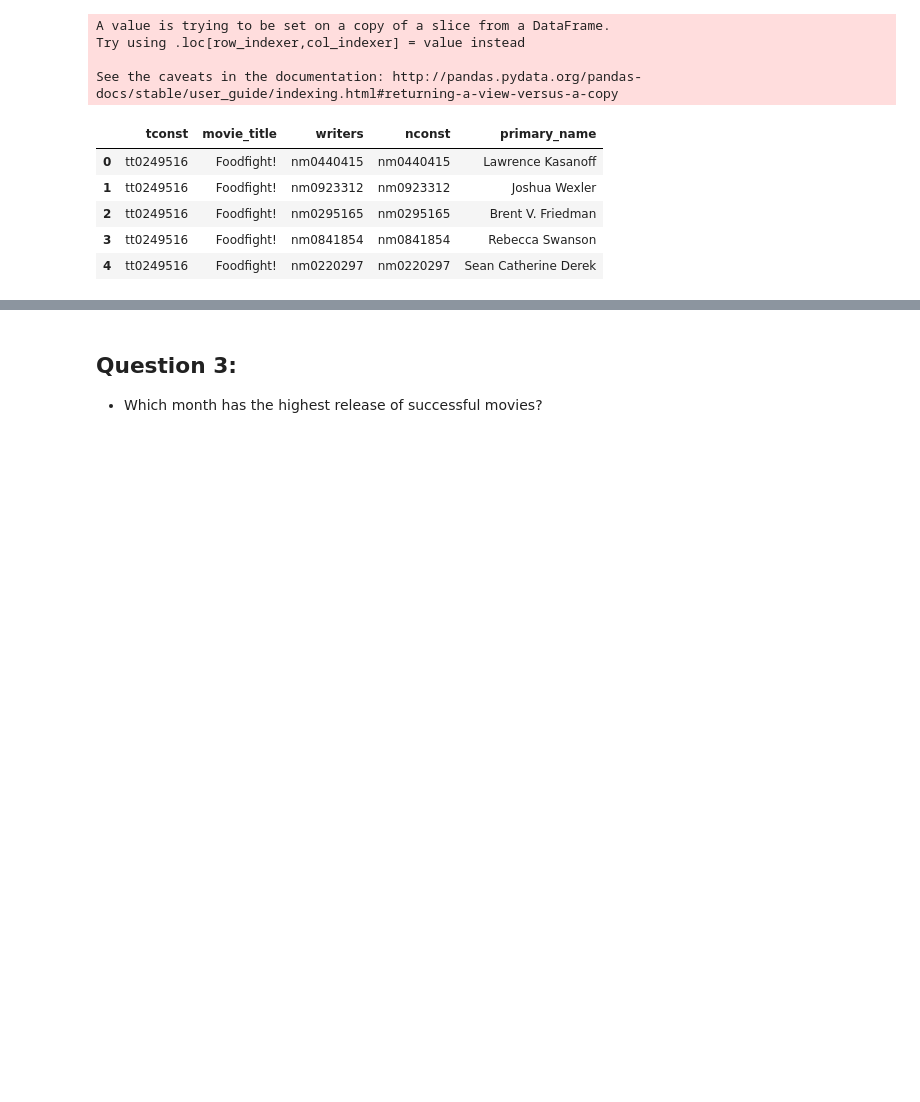
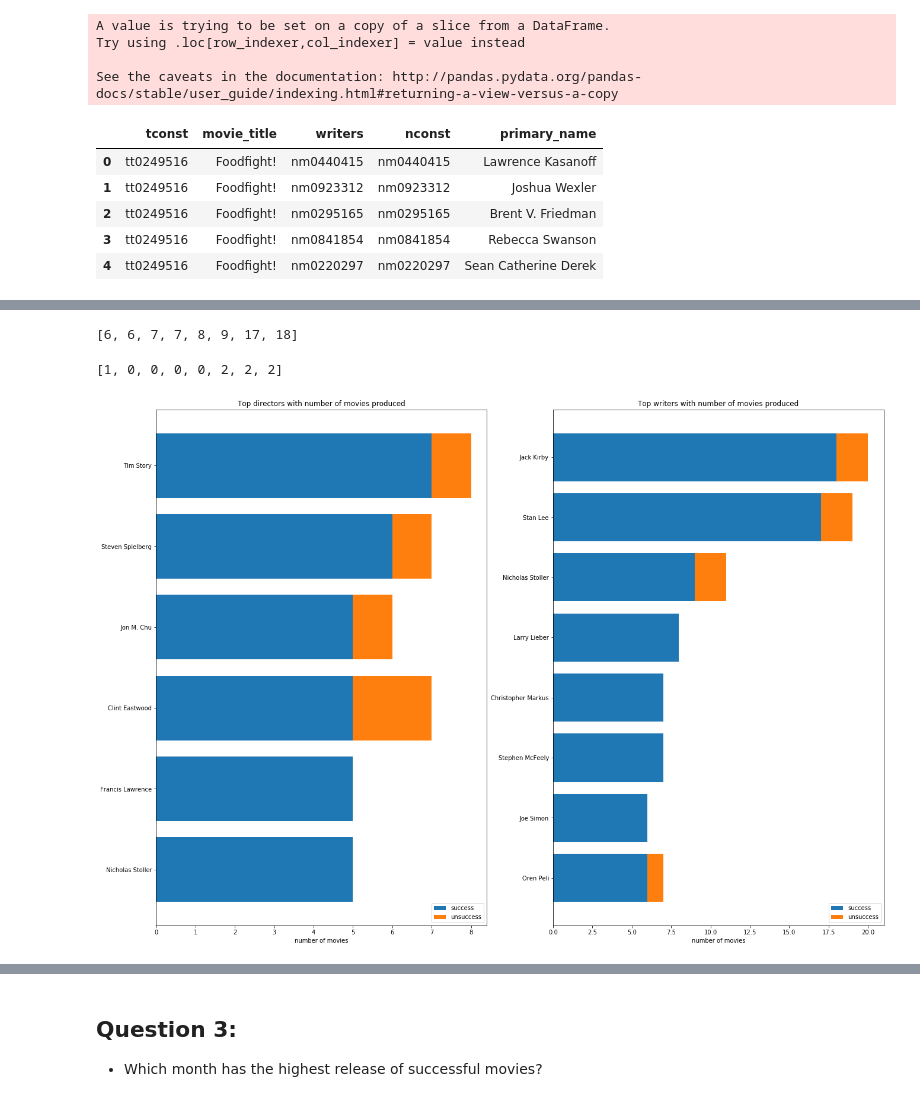
Before and after one commit to jingyunw/Movie-Analysis, a Jupyter notebook: Movie-Analysis.ipynb, the cells around one changed output, grey strips where cells are left out. Drawn from its saved outputs; the diff is of its cells as text; code cells hidden in the pictures; blank space fills up the shorter version.

Commit message:
Update top director/writer

```diff
--- a/Movie-Analysis.ipynb
+++ b/Movie-Analysis.ipynb
@@ -1138,0 +1156,3 @@ False
+# %%
+# Change primary_name to name
+unsuccessful_writer_df.rename(columns={'primary_name':'name'}, inplace=True)
@@ -1138,0 +1163,4 @@ False
+# %%
+# Change the Series index to list
+wri_name = writer_order.index.tolist()
+wri_name
@@ -1138,0 +1176,6 @@ False
+# %%
+# Change the Series values to list
+wri_ss = writer_order.values.tolist()
+wri_ss # top writers' number of successful movies
+# %% [output]
+[6, 6, 7, 7, 8, 9, 17, 18]
@@ -1138,0 +1201,33 @@ False
+# %%
+# Create a list for top writers' unsuccessful movie count
+wri_us = []
+for n in wri_name:
+    wri_us.append(writer_find_number_of_unsuccessful_movies(n))
+print(wri_us)
+# %% [output]
+[1, 0, 0, 0, 0, 2, 2, 2]
+# %%
+# Want to put those two figure together
+
+plt.figure(figsize=(22, 16))
+
+# Top directors
+ax1 = plt.subplot(121)
+ax1.barh(dir_name, dir_ss, label='success')
+ax1.barh(dir_name, dir_us, left=dir_ss, label='unsuccess')
+ax1.set_xlabel('number of movies')
+ax1.set_title('Top directors with number of movies produced')
+ax1.legend(loc=4)
+
+# Top writers
+ax2 = plt.subplot(122)
+ax2.barh(wri_name, wri_ss, label='success')
+ax2.barh(wri_name, wri_us, left=wri_ss, label='unsuccess')
+ax2.set_xlabel('number of movies')
+ax2.set_title('Top writers with number of movies produced')
+ax2.legend(loc=4)
+
+plt.savefig("./images/Top Directors and Top Writers.png", dpi=300, bbox_inches='tight')
+plt.show()
+# %% [output]
+[figure, added]
```
Also changed, not shown: parts of 46 cells of this notebook, 3 other files.
